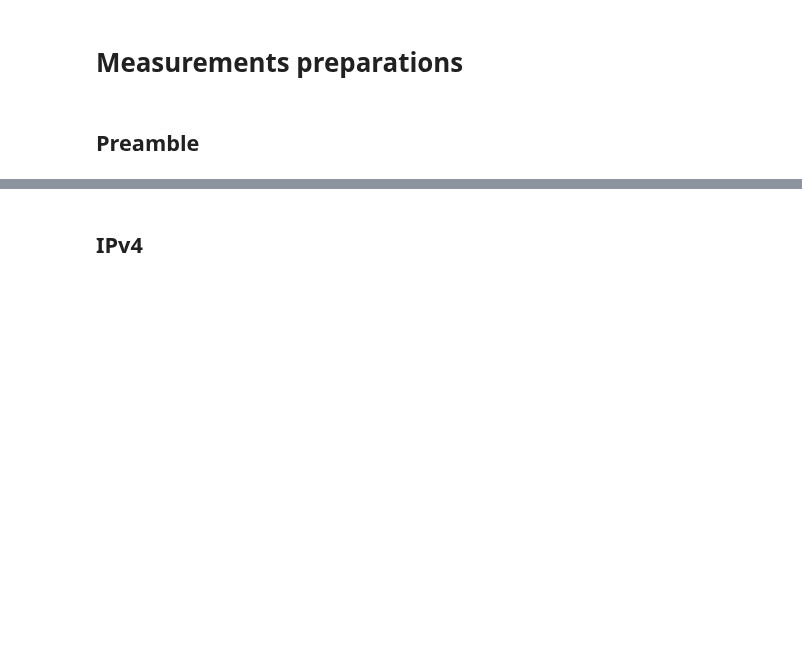
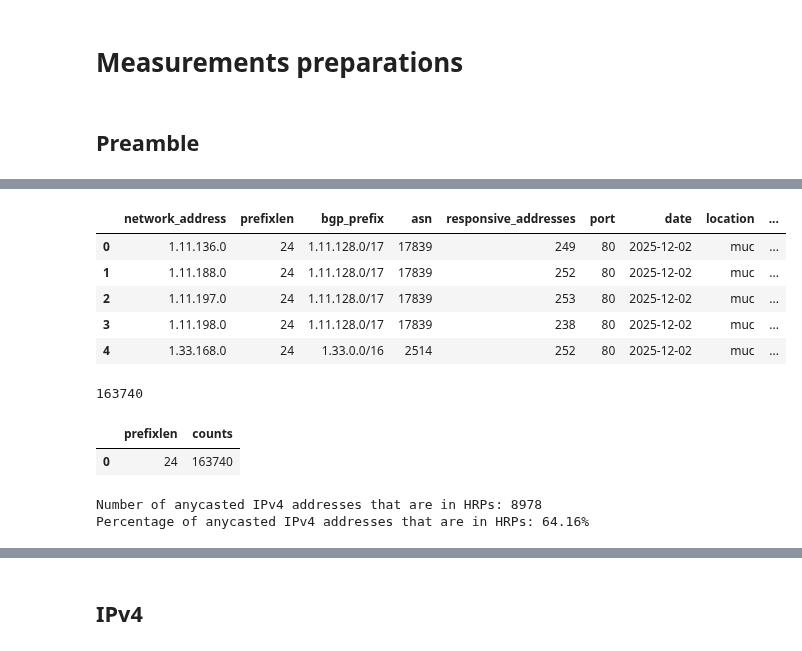
Before and after one commit to gustavoluvizotto/anycast-service-discovery, a Jupyter notebook: measurements/notebooks/process_input_output.ipynb, the cells around one changed output, grey strips where cells are left out. Saved outputs shown, nothing was run; the diff lists cells and outputs as text; code cells hidden in the pictures; blank space fills up the shorter version.

```diff
--- a/measurements/notebooks/process_input_output.ipynb
+++ b/measurements/notebooks/process_input_output.ipynb
@@ -15,0 +37,36 @@ import ipaddress
+# %%
+def get_hrp_prefixes(hrp_csv_path):
+    hrp_pdf = pd.read_csv(hrp_csv_path)
+    hrp_pdf["prefix"] = hrp_pdf[["network_address", "prefixlen"]].apply(lambda row: f"{row['network_address']}/{row['prefixlen']}", axis=1)
+    display(hrp_pdf.head(5))
+    print(len(hrp_pdf))
+    display(hrp_pdf.groupby("prefixlen").size().reset_index(name="counts").sort_values(by="counts", ascending=False).head(10))
+    return hrp_pdf
+
+hrp_80_pdf = get_hrp_prefixes("../hrp/80.2025-12-02.muc.slash24-hrps.csv")
+# %% [output]
+|  | network_address | prefixlen | bgp_prefix | asn | responsive_addresses | port | date | location | ... |
+| 0 | 1.11.136.0 | 24 | 1.11.128.0/17 | 17839 | 249 | 80 | 2025-12-02 | muc | ... |
+| 1 | 1.11.188.0 | 24 | 1.11.128.0/17 | 17839 | 252 | 80 | 2025-12-02 | muc | ... |
+| 2 | 1.11.197.0 | 24 | 1.11.128.0/17 | 17839 | 253 | 80 | 2025-12-02 | muc | ... |
+| 3 | 1.11.198.0 | 24 | 1.11.128.0/17 | 17839 | 238 | 80 | 2025-12-02 | muc | ... |
+| 4 | 1.33.168.0 | 24 | 1.33.0.0/16 | 2514 | 252 | 80 | 2025-12-02 | muc | ... |
+163740
+|  | prefixlen | counts |
+| 0 | 24 | 163740 |
+# %%
+def compare_anycast_hrp(anycast_ipv4_pdf, hrp_pdf):
+    hrp = hrp_pdf["prefix"].tolist()
+    pyt = pytricia.PyTricia(32)
+    for prefix in hrp:
+        pyt.insert(ipaddress.IPv4Network(prefix), True)
+
+    anycast_ipv4_pdf["is_hrp"] = anycast_ipv4_pdf["prefix"].apply(lambda x: ipaddress.IPv4Network(x) in pyt)
+    hrp_anycast = len((anycast_ipv4_pdf[anycast_ipv4_pdf["is_hrp"] == True]))
+    print(f"Number of anycasted IPv4 addresses that are in HRPs: {hrp_anycast}")
+    print(f"Percentage of anycasted IPv4 addresses that are in HRPs: {hrp_anycast/len(anycast_ipv4_pdf)*100:.2f}%")
+
+compare_anycast_hrp(anycast_ipv4_pdf, hrp_80_pdf)
+# %% [output]
+Number of anycasted IPv4 addresses that are in HRPs: 8978
+Percentage of anycasted IPv4 addresses that are in HRPs: 64.16%
```
Also changed, not shown: parts of 35 cells of this notebook, 7 other files.
